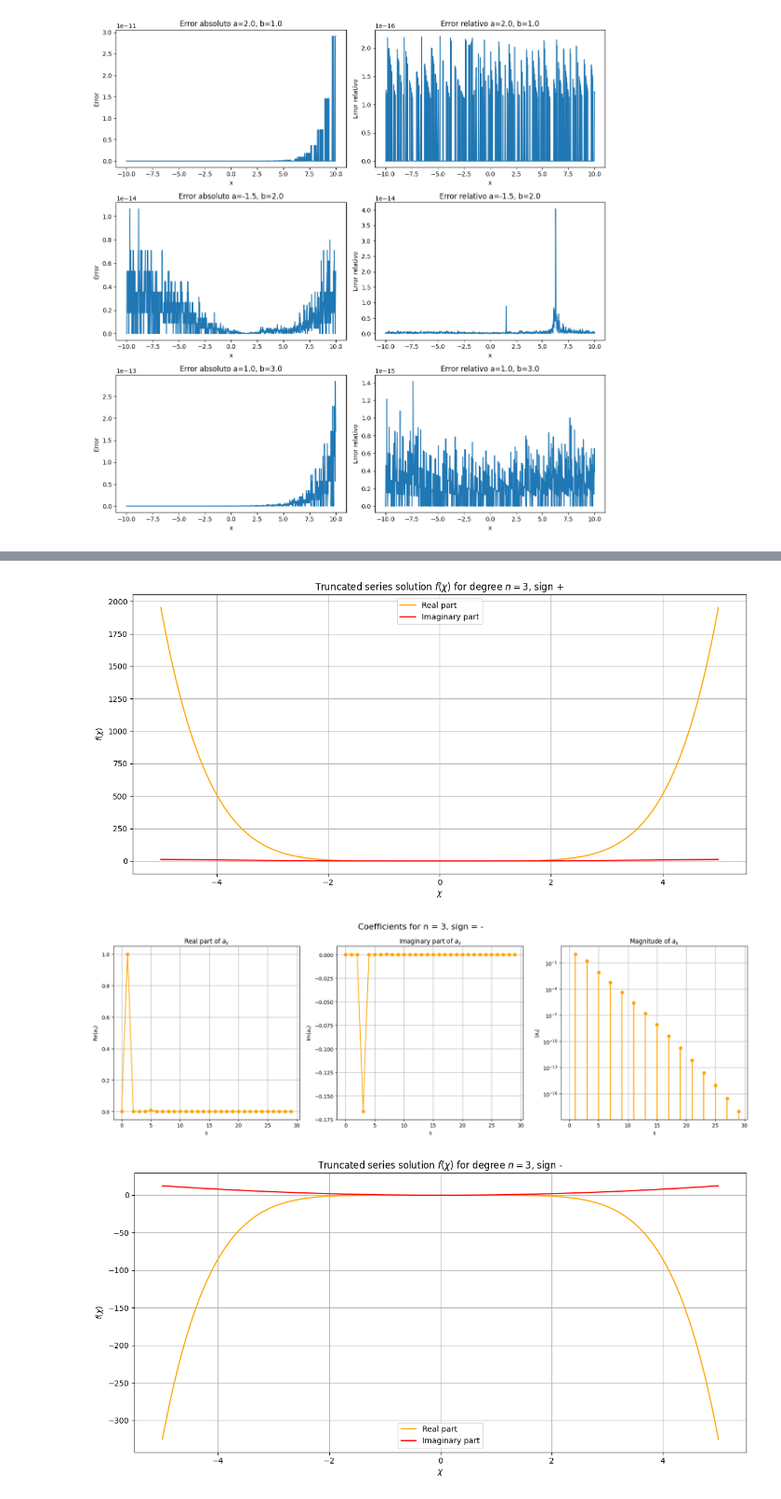
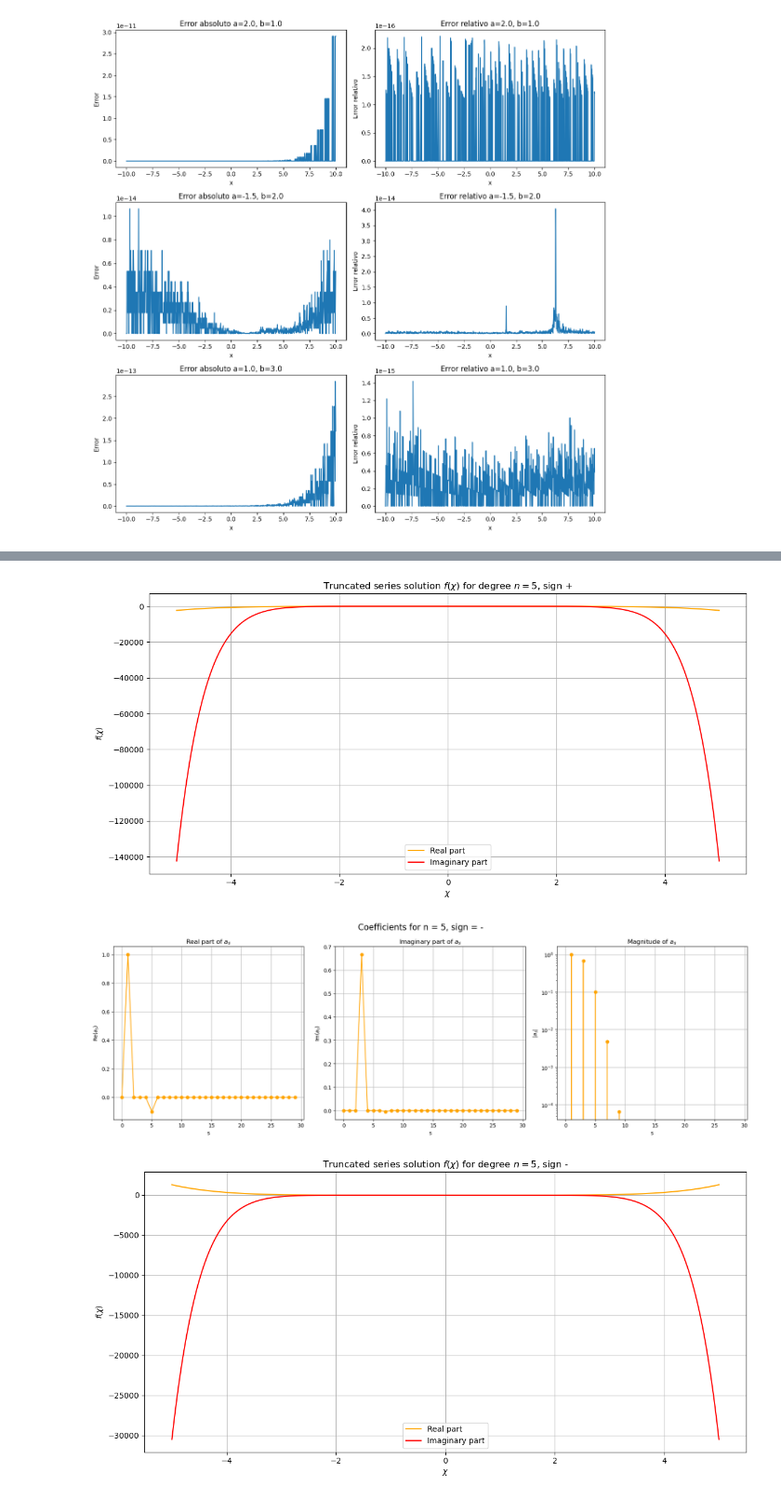
Before and after one commit to gregslombardo/Weber, a Jupyter notebook: Wavefunctions.ipynb, the cells around one changed output, grey strips where cells are left out. Shown: that part at 93% size. Drawn from its saved outputs; the diff is of its cells as text; code cells hidden in the pictures.

```diff
--- a/Wavefunctions.ipynb
+++ b/Wavefunctions.ipynb
@@ -43,7 +43,7 @@ plt.show()
 import numpy as np
 import matplotlib.pyplot as plt
 
-n = 3
+n = 5
 
 def compute_coefficients(n, sign='+', max_terms=30):
     if sign == '+':
@@ -51,12 +51,13 @@ def compute_coefficients(n, sign='+', max_terms=30):
     else:
         a_trunc = 1j * (n + 0.5)
 
-    a = np.zeros(max_terms, dtype=complex)
+    a = np.zeros(max_terms, dtype=complex) #odd parity
     a[0] = 0
     a[1] = 1
 
     for s in range(1, max_terms - 1):
-        numerator = (-1j * s - 1j / 2 + a_trunc)
+        numerator = (1j*s/2 + 1j/2 - a_trunc)
+
         a[s + 1] = -a[s - 1] * numerator / ((s + 1) * s)
 
     return a
@@ -115,3 +116,3 @@ for sign in ['+', '-']:
-[figure, old version]
+[figure, new version]
-[figure, old version]
+[figure, new version]
-[figure, old version]
+[figure, new version]
```
Also changed, not shown: parts of 6 cells of this notebook.
